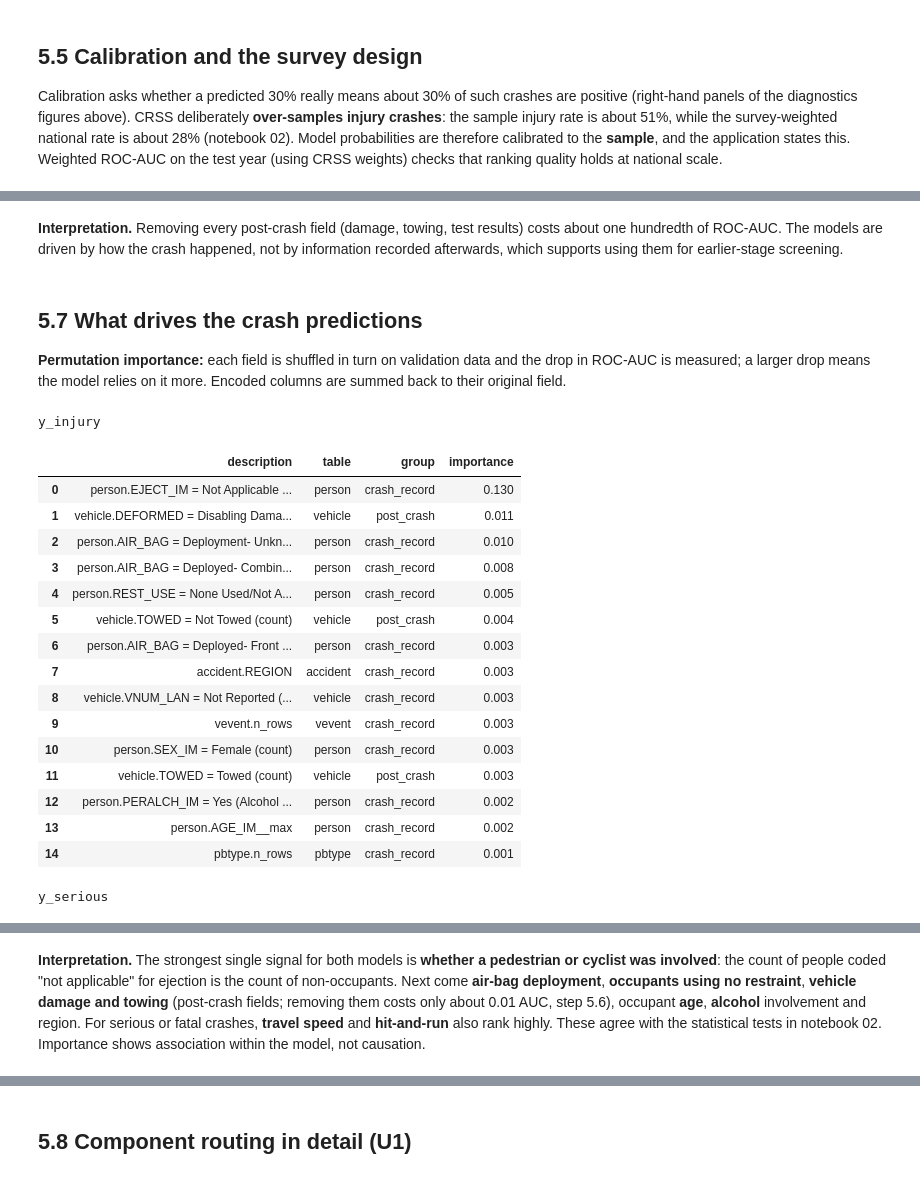
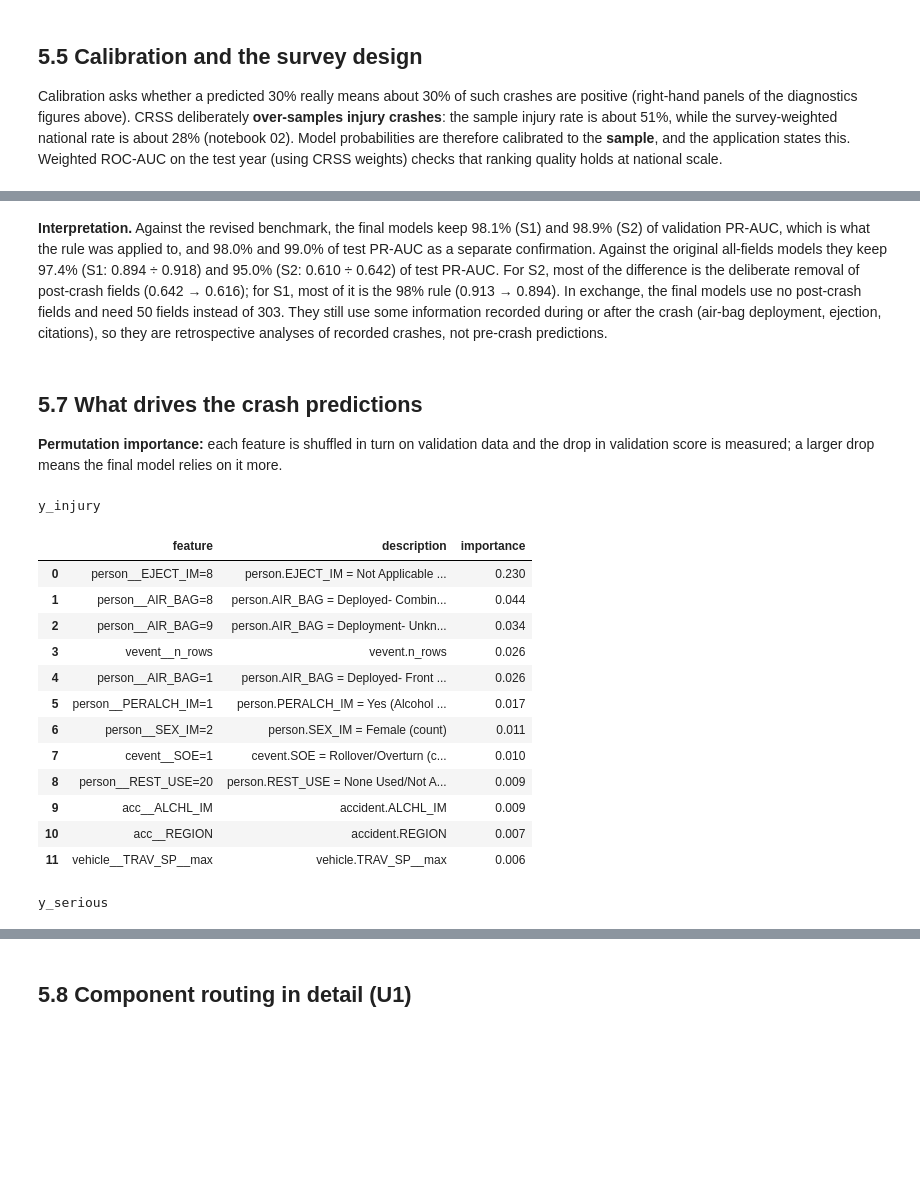
Before and after one commit to delanomullings7771-sys/vehicle-safety-intelligence, a Jupyter notebook: notebooks/05_Evaluation.ipynb, the cells around one changed output, grey strips where cells are left out. Drawn from its saved outputs; the diff is of its cells as text; code cells hidden in the pictures; blank space fills up the shorter version.

```diff
--- a/notebooks/05_Evaluation.ipynb
+++ b/notebooks/05_Evaluation.ipynb
@@ -89,5 +127,5 @@ Each selected model is refitted on growing fractions of the training data. Overf
 # %%
-for f in ["crss_y_injury_diagnostics.png", "crss_y_serious_diagnostics.png",
-          "text_U2_learning_curve.png", "text_U1_learning_curve.png"]:
-    print(f); display(Image(filename=str(EVALUATION_DIR / f), width=760))
+for f in [FINAL_DIR / "crss_y_injury_final_diagnostics.png", FINAL_DIR / "crss_y_serious_final_diagnostics.png",
+          EVALUATION_DIR / "text_U2_learning_curve.png", EVALUATION_DIR / "text_U1_learning_curve.png"]:
+    print(f.name); display(Image(filename=str(f), width=760))
 # %% [output]
@@ -100,7 +138,7 @@ text_U2_learning_curve.png
 text_U1_learning_curve.png
 [figure]
 # %%
-curves = {t: load(f"crss_{t}_learning_curve.csv") for t in ("y_injury", "y_serious")}
+curves = {t: pd.read_csv(FINAL_DIR / f"crss_{t}_final_learning_curve.csv") for t in CRASH}
 curves |= {t: load(f"text_{t}_learning_curve.csv") for t in ("U1", "U2")}
 for t, c in curves.items():
     c = c.copy(); c.columns = ["train_rows", "train", "validation"]
@@ -158,9 +196,9 @@ pd.DataFrame(stab)
 # %% [markdown]
 ## 5.4 Decisions at the chosen threshold (S1, S2)
 # %%
-for t in ("y_injury", "y_serious"):
-    cm = pd.read_csv(EVALUATION_DIR / f"crss_{t}_confusion_test.csv", index_col=0)
-    tn, fp, fn, tp = cm.values.ravel()
+for t in CRASH:
+    cmat = pd.read_csv(FINAL_DIR / f"crss_{t}_final_confusion_test.csv", index_col=0)
+    tn, fp, fn, tp = cmat.values.ravel()
     print(f"{t}: threshold {selected[t].threshold:.3f} | recall {tp/(tp+fn):.1%} | precision {tp/(tp+fp):.1%}")
-    display(cm)
+    display(cmat)
 # %% [output]
@@ -192,9 +231,17 @@ pd.DataFrame([{"task": t, "test ROC-AUC (sample)": selected[t].test_roc_auc,
 # %%
-sens = []
-for t in ("y_injury", "y_serious"):
-    r = results[t]; r = r[(r.model == selected[t].model) & (r.class_weight == selected[t].class_weight)]
-    a, n = r[r.feature_set == "all"].iloc[0], r[r.feature_set == "no_post_crash"].iloc[0]
-    sens.append({"task": t, "model": a.model, "test ROC-AUC all fields": a.test_roc_auc,
-                 "test ROC-AUC no post-crash": n.test_roc_auc, "difference": a.test_roc_auc - n.test_roc_auc})
-pd.DataFrame(sens)
+abl = pd.read_csv(OUTPUT_DIR / "selection" / "crss_selection_ablation.csv")
+rows = []
+for t in CRASH:
+    a = abl[abl.target == t].set_index("step")
+    orig, rev = a.iloc[0], a.iloc[-1]
+    f = selected[t]
+    for name, x, fields in [("benchmark, all fields", orig, 303), ("revised benchmark (no VIN, no post-crash)", rev, 178)]:
+        rows.append({"task": t, "model": name, "fields": fields, "columns": int(x.n_columns),
+                     "test PR-AUC": x.test_pr_auc, "test ROC-AUC": x.test_roc_auc})
+    rows.append({"task": t, "model": f"final ({int(f.n_features)} features)", "fields": int(f.n_fields), "columns": int(f.n_columns),
+                 "test PR-AUC": f.test_pr_auc, "test ROC-AUC": f.test_roc_auc,
+                 "share of original (test PR-AUC)": f.test_pr_auc / orig.test_pr_auc,
+                 "share of revised (test PR-AUC)": f.test_pr_auc / rev.test_pr_auc,
+                 "share of revised (validation PR-AUC)": f.validation_pr_auc / rev.validation_pr_auc})
+pd.DataFrame(rows)
 # %% [output]
@@ -204,31 +255,28 @@ pd.DataFrame(sens)
 # %% [markdown]
-**Interpretation.** Removing every post-crash field (damage, towing, test results) costs about one hundredth of ROC-AUC. The models are driven by how the crash happened, not by information recorded afterwards, which supports using them for earlier-stage screening.
+**Interpretation.** Against the revised benchmark, the final models keep 98.1% (S1) and 98.9% (S2) of validation PR-AUC, which is what the rule was applied to, and 98.0% and 99.0% of test PR-AUC as a separate confirmation. Against the original all-fields models they keep 97.4% (S1: 0.894 ÷ 0.918) and 95.0% (S2: 0.610 ÷ 0.642) of test PR-AUC. For S2, most of the difference is the deliberate removal of post-crash fields (0.642 → 0.616); for S1, most of it is the 98% rule (0.913 → 0.894). In exchange, the final models use no post-crash fields and need 50 fields instead of 303. They still use some information recorded during or after the crash (air-bag deployment, ejection, citations), so they are retrospective analyses of recorded crashes, not pre-crash predictions.
 # %% [markdown]
 ## 5.7 What drives the crash predictions
-**Permutation importance:** each field is shuffled in turn on validation data and the drop in ROC-AUC is measured; a larger drop means the model relies on it more. Encoded columns are summed back to their original field.
+**Permutation importance:** each feature is shuffled in turn on validation data and the drop in validation score is measured; a larger drop means the final model relies on it more.
 # %%
 import eda_crss
 labels = eda_crss.code_labels()
-for t in ("y_injury", "y_serious"):
-    imp = load(f"crss_{t}_permutation_importance.csv").head(15).copy()
+for t in CRASH:
+    imp = pd.read_csv(FINAL_DIR / f"crss_{t}_final_permutation_importance.csv").head(12).copy()
     imp["description"] = imp.feature.map(lambda f: eda_crss.describe(f, labels))
-    print(t); display(imp[["description", "table", "group", "importance"]].round(4))
+    print(t); display(imp[["feature", "description", "importance"]].round(4))
 # %% [output]
 y_injury
-|  | description | table | group | importance |
-| 0 | person.EJECT_IM = Not Applicable ... | person | crash_record | 0.130 |
-| 1 | vehicle.DEFORMED = Disabling Dama... | vehicle | post_crash | 0.011 |
-| 2 | person.AIR_BAG = Deployment- Unkn... | person | crash_record | 0.010 |
-| 3 | person.AIR_BAG = Deployed- Combin... | person | crash_record | 0.008 |
-| 4 | person.REST_USE = None Used/Not A... | person | crash_record | 0.005 |
-| 5 | vehicle.TOWED = Not Towed (count) | vehicle | post_crash | 0.004 |
-| 6 | person.AIR_BAG = Deployed- Front ... | person | crash_record | 0.003 |
-| 7 | accident.REGION | accident | crash_record | 0.003 |
-| 8 | vehicle.VNUM_LAN = Not Reported (... | vehicle | crash_record | 0.003 |
-| 9 | vevent.n_rows | vevent | crash_record | 0.003 |
-| 10 | person.SEX_IM = Female (count) | person | crash_record | 0.003 |
-| 11 | vehicle.TOWED = Towed (count) | vehicle | post_crash | 0.003 |
-| 12 | person.PERALCH_IM = Yes (Alcohol ... | person | crash_record | 0.002 |
-| 13 | person.AGE_IM__max | person | crash_record | 0.002 |
-| 14 | pbtype.n_rows | pbtype | crash_record | 0.001 |
+|  | feature | description | importance |
+| 0 | person__EJECT_IM=8 | person.EJECT_IM = Not Applicable ... | 0.230 |
+| 1 | person__AIR_BAG=8 | person.AIR_BAG = Deployed- Combin... | 0.044 |
+| 2 | person__AIR_BAG=9 | person.AIR_BAG = Deployment- Unkn... | 0.034 |
+| 3 | vevent__n_rows | vevent.n_rows | 0.026 |
+| 4 | person__AIR_BAG=1 | person.AIR_BAG = Deployed- Front ... | 0.026 |
+| 5 | person__PERALCH_IM=1 | person.PERALCH_IM = Yes (Alcohol ... | 0.017 |
+| 6 | person__SEX_IM=2 | person.SEX_IM = Female (count) | 0.011 |
+| 7 | cevent__SOE=1 | cevent.SOE = Rollover/Overturn (c... | 0.010 |
+| 8 | person__REST_USE=20 | person.REST_USE = None Used/Not A... | 0.009 |
+| 9 | acc__ALCHL_IM | accident.ALCHL_IM | 0.009 |
+| 10 | acc__REGION | accident.REGION | 0.007 |
+| 11 | vehicle__TRAV_SP__max | vehicle.TRAV_SP__max | 0.006 |
 y_serious
@@ -251,2 +295,0 @@ y_serious
-# %% [markdown]
-**Interpretation.** The strongest single signal for both models is **whether a pedestrian or cyclist was involved**: the count of people coded "not applicable" for ejection is the count of non-occupants. Next come **air-bag deployment**, **occupants using no restraint**, **vehicle damage and towing** (post-crash fields; removing them costs only about 0.01 AUC, step 5.6), occupant **age**, **alcohol** involvement and region. For serious or fatal crashes, **travel speed** and **hit-and-run** also rank highly. These agree with the statistical tests in notebook 02. Importance shows association within the model, not causation.
```
Also changed, not shown: parts of 26 cells of this notebook, 56 other files.
